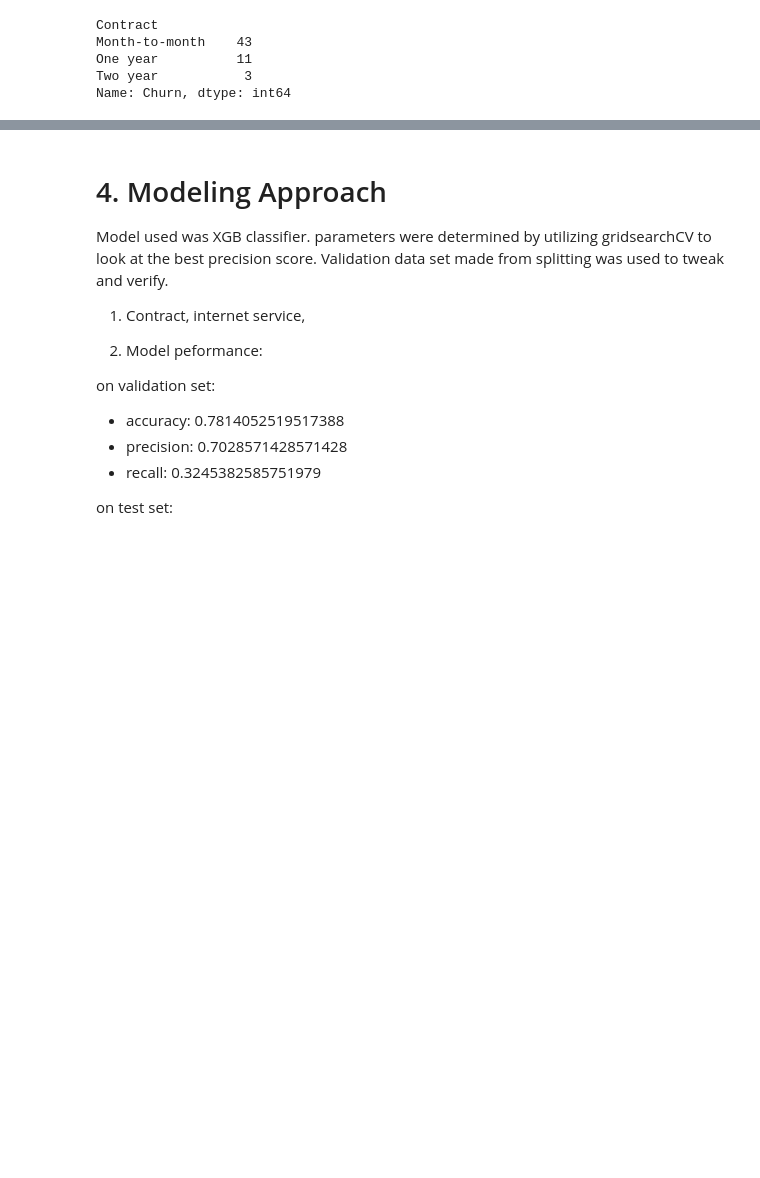
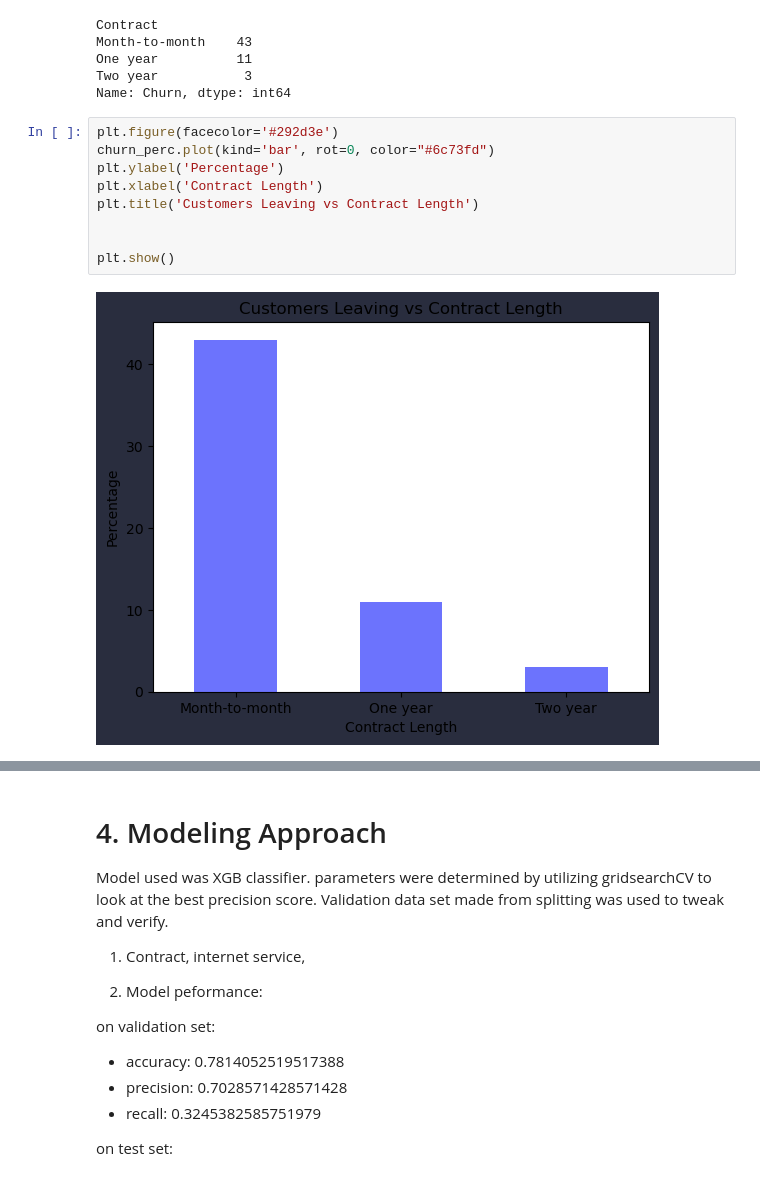
Before and after one commit to kurathemonster/classification_casestudy, a Jupyter notebook: classification.ipynb, the cells around one changed output, grey strips where cells are left out. Cells and saved outputs as stored; diff of their text form; blank space fills up the shorter version.

```diff
--- a/classification.ipynb
+++ b/classification.ipynb
@@ -283,3 +314,14 @@ Month-to-month    43
 One year          11
 Two year           3
 Name: Churn, dtype: int64
+# %%
+plt.figure(facecolor='#292d3e')
+churn_perc.plot(kind='bar', rot=0, color="#6c73fd")
+plt.ylabel('Percentage')
+plt.xlabel('Contract Length')
+plt.title('Customers Leaving vs Contract Length')
+
+
+plt.show()
+# %% [output]
+[figure, added]
```
Also changed, not shown: parts of 10 cells of this notebook.
